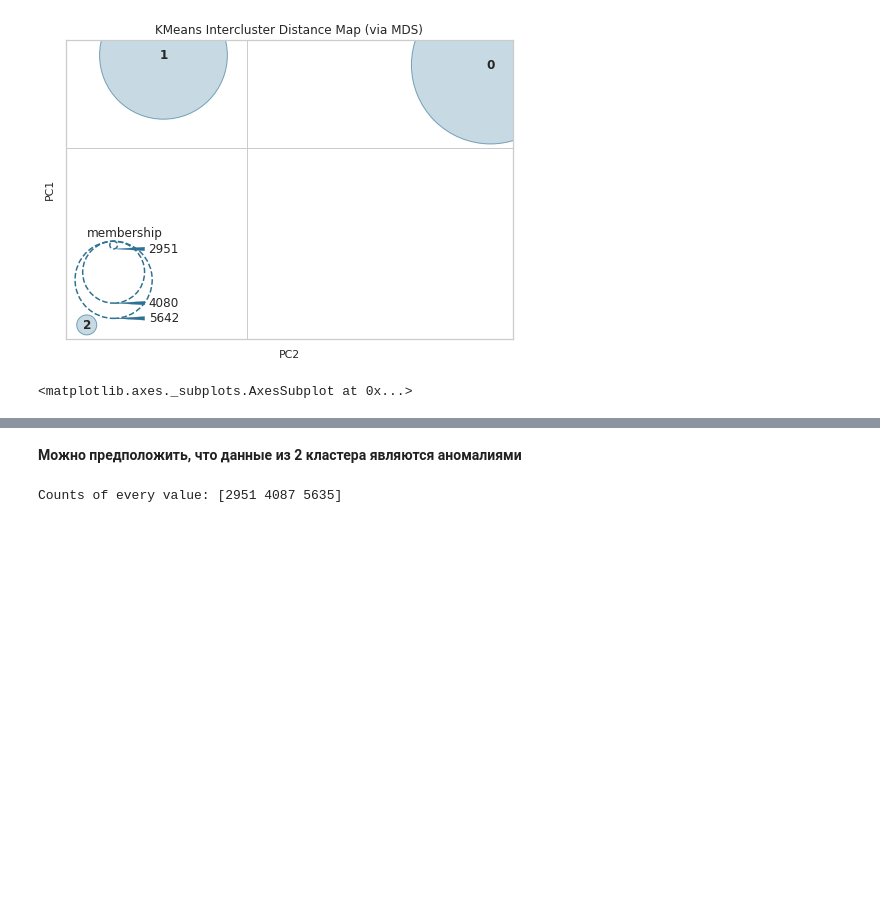
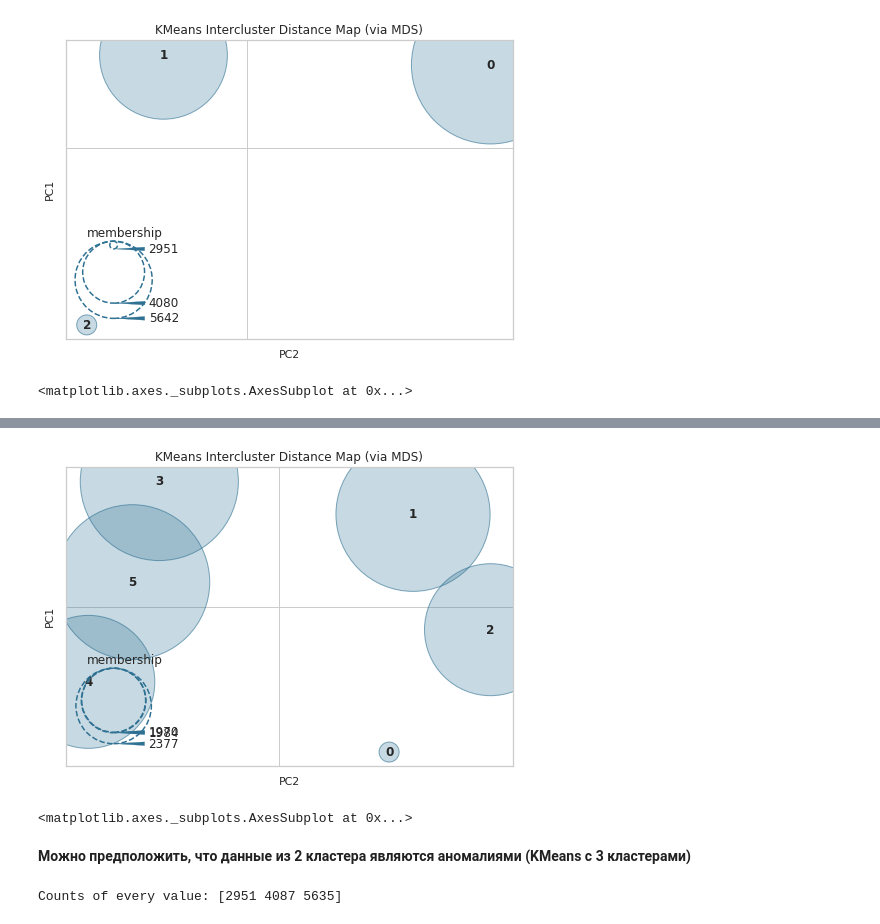
Before and after one commit to elch10/anomaly-detection, a Jupyter notebook: notebooks/autoencoder.ipynb, the cells around one changed output, grey strips where cells are left out. Saved outputs shown, nothing was run; the diff lists cells and outputs as text; code cells hidden in the pictures; blank space fills up the shorter version.

```diff
--- a/notebooks/autoencoder.ipynb
+++ b/notebooks/autoencoder.ipynb
@@ -206,8 +206,8 @@ visualizer.poof()
 # %%
 from yellowbrick.cluster import InterclusterDistance
 
-model = KMeans(3)
-intra_visualizer = InterclusterDistance(model)
+kmeans_3 = KMeans(3)
+intra_visualizer = InterclusterDistance(kmeans_3)
 
 intra_visualizer.fit(encoded_X)        # Fit the data to the visualizer
 intra_visualizer.poof()        # Draw/show/poof the data
@@ -217,3 +217,12 @@ W0913 17:05:35.463284 140468095485760 font_manager.py:1282] findfont: Font famil
 W0913 17:05:35.470892 140468095485760 font_manager.py:1282] findfont: Font family ['sans-serif'] not found. Falling back to DejaVu Sans.
 [figure]
 <matplotlib.axes._subplots.AxesSubplot at 0x...>
+# %%
+from yellowbrick.cluster import InterclusterDistance
+
+kmeans_6 = KMeans(6)
+intra_visualizer = InterclusterDistance(kmeans_6)
+
+intra_visualizer.fit(encoded_X)        # Fit the data to the visualizer
+intra_visualizer.poof()        # Draw/show/poof the data
+# %% [output]
@@ -220,3 +232,5 @@ W0913 17:05:35.470892 140468095485760 font_manager.py:1282] findfont: Font famil
+[figure, added]
+<matplotlib.axes._subplots.AxesSubplot at 0x...>
 # %% [markdown]
-**Можно предположить, что данные из 2 кластера являются аномалиями**
+**Можно предположить, что данные из 2 кластера являются аномалиями (KMeans с 3 кластерами)**
 # %%
```
Also changed, not shown: parts of 5 cells of this notebook, 5 other files.
